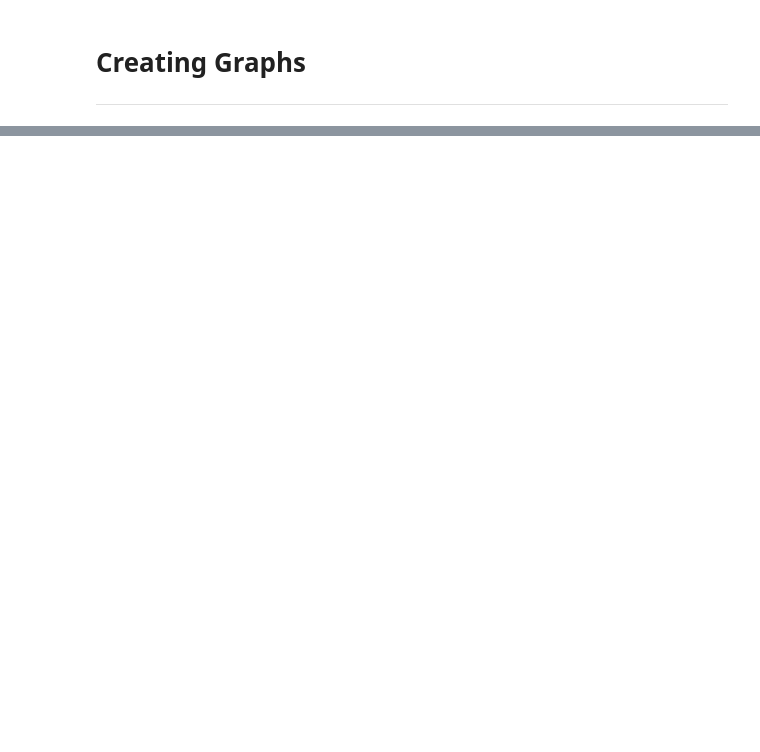
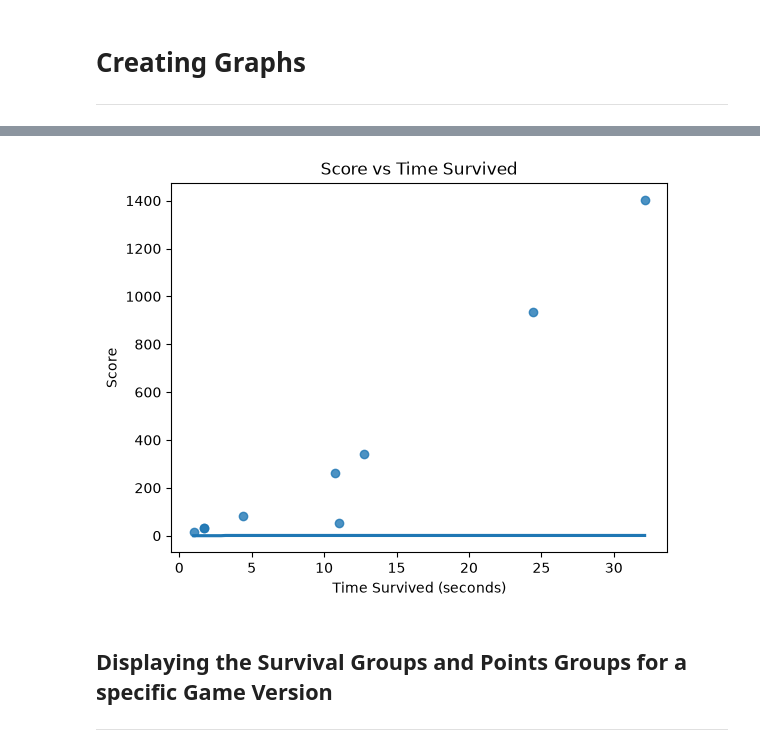
Before and after one commit to JonathanHinchliffe/CubeGame, a Jupyter notebook: Data-Visualiser.ipynb, the cells around one changed output, grey strips where cells are left out. Saved outputs shown, nothing was run; the diff lists cells and outputs as text; code cells hidden in the pictures; blank space fills up the shorter version.

```diff
--- a/Data-Visualiser.ipynb
+++ b/Data-Visualiser.ipynb
@@ -97,0 +224,15 @@ for version, game_df in dfs.items():
+# %%
+gv1_df = dfs[1][(
+    (dfs[1]["Score"] >= dfs[1]["Score"].quantile(0.025)) &
+    (dfs[1]["Score"] <= dfs[1]["Score"].quantile(0.975)))]
+# %%
+sns.regplot(data=gv1_df, x="Time Survived", y="Score", logistic=True, ci=None)
+plt.xlabel("Time Survived (seconds)")
+plt.ylabel("Score")
+plt.title("Score vs Time Survived")
+plt.show()
+# %% [output]
+[figure, added]
+# %% [markdown]
+## Displaying the Survival Groups and Points Groups for a specific Game Version
+<hr>
```
Also changed, not shown: parts of 21 cells of this notebook, 1 other file.
